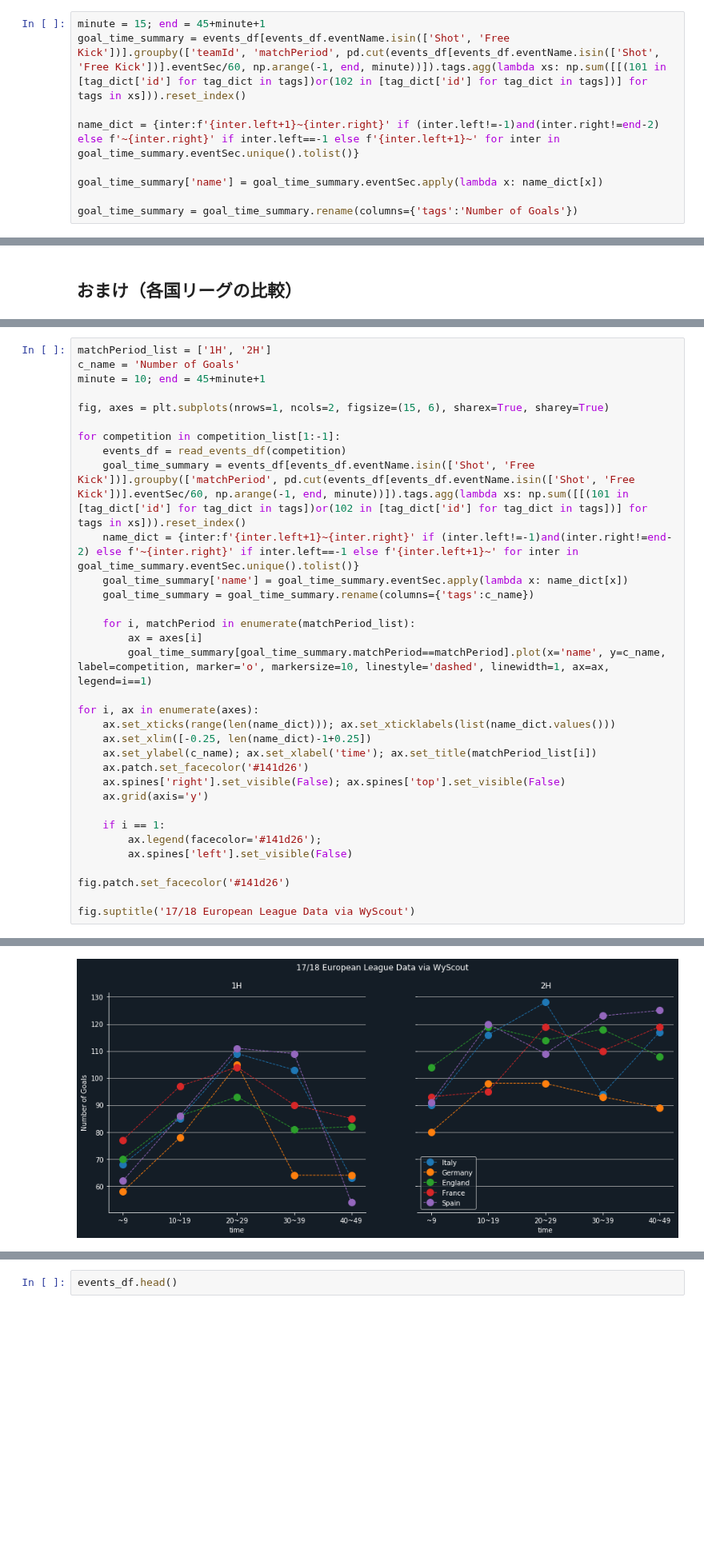
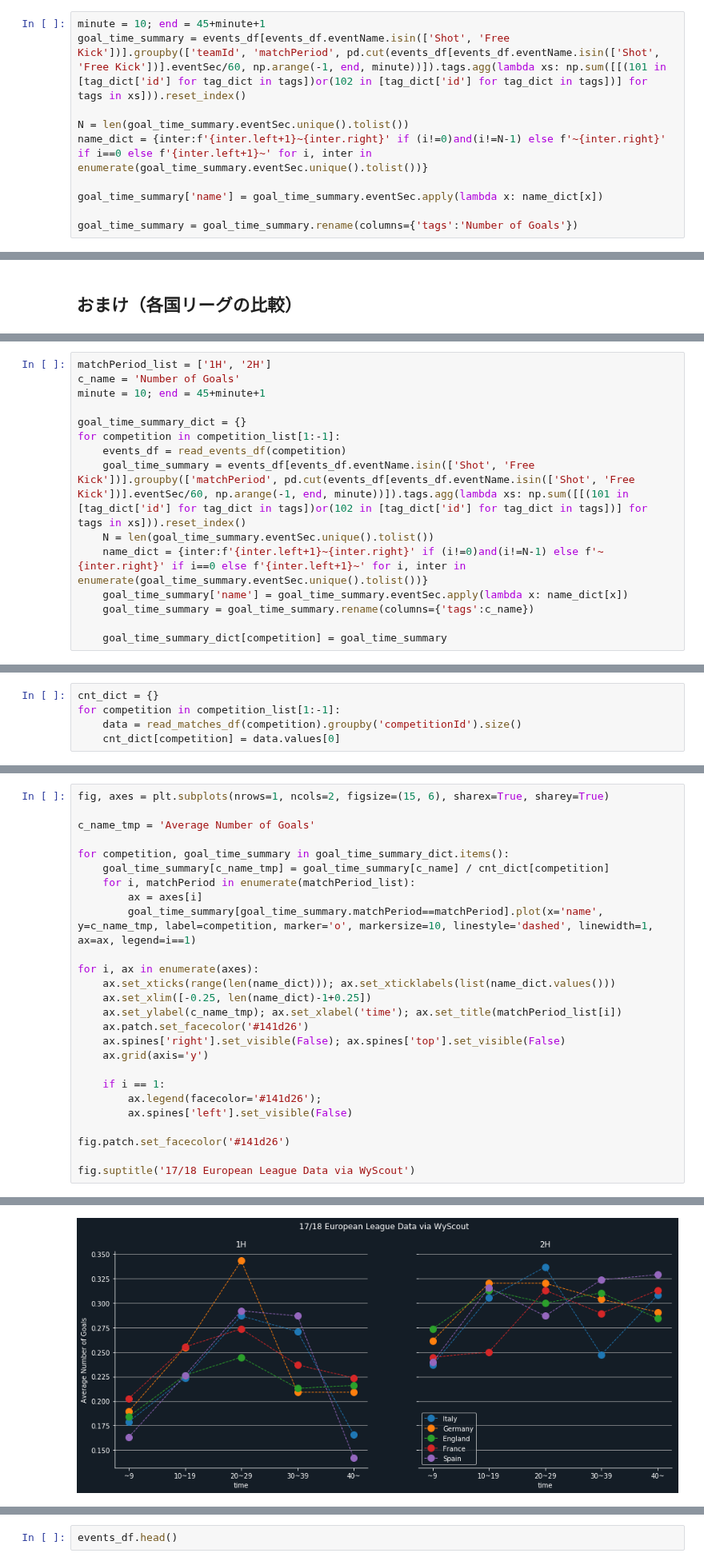
Before and after one commit to saeeeeru/WyscoutAnalyzer, a Jupyter notebook: notebook/TeamSummary/1-VizualizeTimeSeries.ipynb, the cells around one changed output, grey strips where cells are left out. Shown at 80% size. Cells and saved outputs as stored; diff of their text form; blank space fills up the shorter version.

```diff
--- a/notebook/TeamSummary/1-VizualizeTimeSeries.ipynb
+++ b/notebook/TeamSummary/1-VizualizeTimeSeries.ipynb
@@ -87,10 +87,11 @@ matchPeriod_list = ['1H', '2H']
 # %% [markdown]
 # 得点 / 失点
 # %%
-minute = 15; end = 45+minute+1
+minute = 10; end = 45+minute+1
 goal_time_summary = events_df[events_df.eventName.isin(['Shot', 'Free Kick'])].groupby(['teamId', 'matchPeriod', pd.cut(events_df[events_df.eventName.isin(['Shot', 'Free Kick'])].eventSec/60, np.arange(-1, end, minute))]).tags.agg(lambda xs: np.sum([[(101 in [tag_dict['id'] for tag_dict in tags])or(102 in [tag_dict['id'] for tag_dict in tags])] for tags in xs])).reset_index()
 
-name_dict = {inter:f'{inter.left+1}~{inter.right}' if (inter.left!=-1)and(inter.right!=end-2) else f'~{inter.right}' if inter.left==-1 else f'{inter.left+1}~' for inter in goal_time_summary.eventSec.unique().tolist()}
+N = len(goal_time_summary.eventSec.unique().tolist())
+name_dict = {inter:f'{inter.left+1}~{inter.right}' if (i!=0)and(i!=N-1) else f'~{inter.right}' if i==0 else f'{inter.left+1}~' for i, inter in enumerate(goal_time_summary.eventSec.unique().tolist())}
 
 goal_time_summary['name'] = goal_time_summary.eventSec.apply(lambda x: name_dict[x])
 
@@ -163,0 +167,15 @@ fig.patch.set_facecolor('#141d26')
+# %%
+matchPeriod_list = ['1H', '2H']
+c_name = 'Number of Goals'
+minute = 10; end = 45+minute+1
+
+goal_time_summary_dict = {}
+for competition in competition_list[1:-1]:
+    events_df = read_events_df(competition)
+    goal_time_summary = events_df[events_df.eventName.isin(['Shot', 'Free Kick'])].groupby(['matchPeriod', pd.cut(events_df[events_df.eventName.isin(['Shot', 'Free Kick'])].eventSec/60, np.arange(-1, end, minute))]).tags.agg(lambda xs: np.sum([[(101 in [tag_dict['id'] for tag_dict in tags])or(102 in [tag_dict['id'] for tag_dict in tags])] for tags in xs])).reset_index()
+    N = len(goal_time_summary.eventSec.unique().tolist())
+    name_dict = {inter:f'{inter.left+1}~{inter.right}' if (i!=0)and(i!=N-1) else f'~{inter.right}' if i==0 else f'{inter.left+1}~' for i, inter in enumerate(goal_time_summary.eventSec.unique().tolist())}
+    goal_time_summary['name'] = goal_time_summary.eventSec.apply(lambda x: name_dict[x])
+    goal_time_summary = goal_time_summary.rename(columns={'tags':c_name})
+
+    goal_time_summary_dict[competition] = goal_time_summary
@@ -163,0 +184,5 @@ fig.patch.set_facecolor('#141d26')
+# %%
+cnt_dict = {}
+for competition in competition_list[1:-1]:
+    data = read_matches_df(competition).groupby('competitionId').size()
+    cnt_dict[competition] = data.values[0]
@@ -164,39 +195,32 @@ fig.patch.set_facecolor('#141d26')
 # %%
-matchPeriod_list = ['1H', '2H']
-c_name = 'Number of Goals'
-minute = 10; end = 45+minute+1
-
 fig, axes = plt.subplots(nrows=1, ncols=2, figsize=(15, 6), sharex=True, sharey=True)
 
-for competition in competition_list[1:-1]:
-    events_df = read_events_df(competition)
-    goal_time_summary = events_df[events_df.eventName.isin(['Shot', 'Free Kick'])].groupby(['matchPeriod', pd.cut(events_df[events_df.eventName.isin(['Shot', 'Free Kick'])].eventSec/60, np.arange(-1, end, minute))]).tags.agg(lambda xs: np.sum([[(101 in [tag_dict['id'] for tag_dict in tags])or(102 in [tag_dict['id'] for tag_dict in tags])] for tags in xs])).reset_index()
-    name_dict = {inter:f'{inter.left+1}~{inter.right}' if (inter.left!=-1)and(inter.right!=end-2) else f'~{inter.right}' if inter.left==-1 else f'{inter.left+1}~' for inter in goal_time_summary.eventSec.unique().tolist()}
-    goal_time_summary['name'] = goal_time_summary.eventSec.apply(lambda x: name_dict[x])
-    goal_time_summary = goal_time_summary.rename(columns={'tags':c_name})
+c_name_tmp = 'Average Number of Goals'
 
+for competition, goal_time_summary in goal_time_summary_dict.items():
+    goal_time_summary[c_name_tmp] = goal_time_summary[c_name] / cnt_dict[competition]
     for i, matchPeriod in enumerate(matchPeriod_list):
         ax = axes[i]
-        goal_time_summary[goal_time_summary.matchPeriod==matchPeriod].plot(x='name', y=c_name, label=competition, marker='o', markersize=10, linestyle='dashed', linewidth=1, ax=ax, legend=i==1)
+        goal_time_summary[goal_time_summary.matchPeriod==matchPeriod].plot(x='name', y=c_name_tmp, label=competition, marker='o', markersize=10, linestyle='dashed', linewidth=1, ax=ax, legend=i==1)
 
 for i, ax in enumerate(axes):
     ax.set_xticks(range(len(name_dict))); ax.set_xticklabels(list(name_dict.values()))
     ax.set_xlim([-0.25, len(name_dict)-1+0.25])
-    ax.set_ylabel(c_name); ax.set_xlabel('time'); ax.set_title(matchPeriod_list[i])
+    ax.set_ylabel(c_name_tmp); ax.set_xlabel('time'); ax.set_title(matchPeriod_list[i])
     ax.patch.set_facecolor('#141d26')
     ax.spines['right'].set_visible(False); ax.spines['top'].set_visible(False)
     ax.grid(axis='y')
 
     if i == 1:
         ax.legend(facecolor='#141d26');
         ax.spines['left'].set_visible(False)
 
 fig.patch.set_facecolor('#141d26')
 
 fig.suptitle('17/18 European League Data via WyScout')
 # %% [output]
 Text(0.5, 0.98, '17/18 European League Data via WyScout')
-[figure, old version]
+[figure, new version]
 # %% [markdown]
 # シュート / 被シュート
 # %%
```
Also changed, not shown: parts of 7 cells of this notebook, 4 other files.
